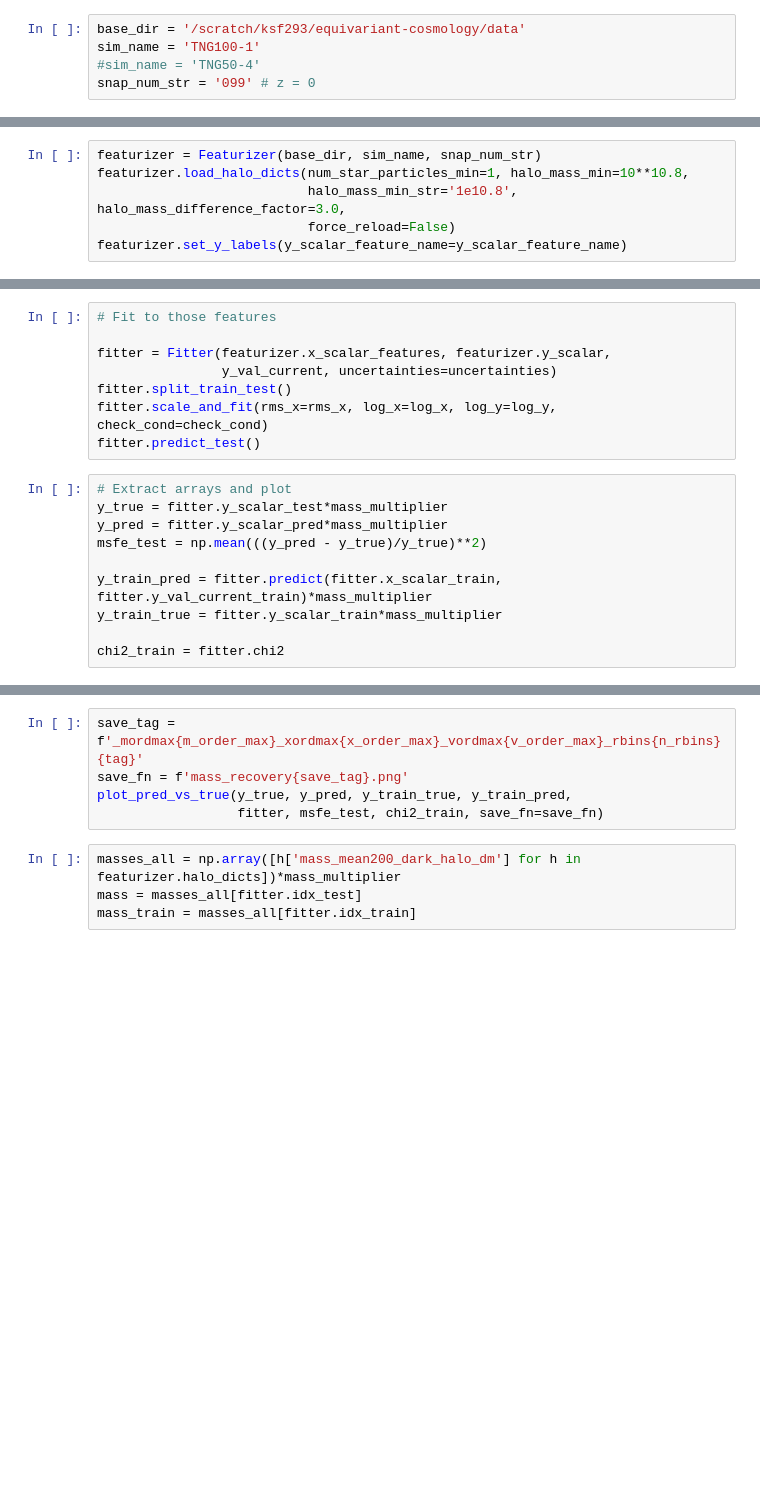
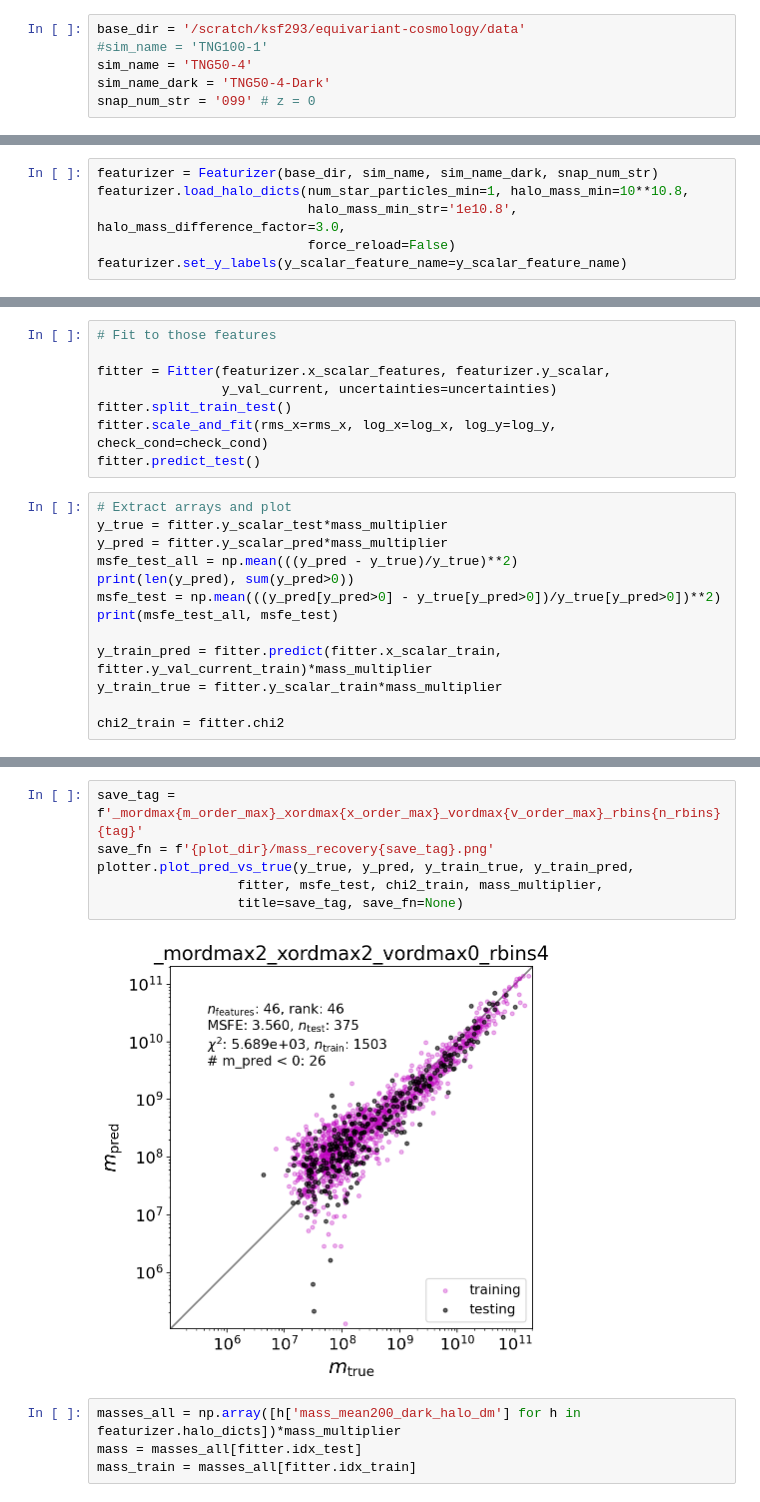
Before and after one commit to kstoreyf/equivariant-cosmology, a Jupyter notebook: notebooks/2022-02-16_feature_check.ipynb, the cells around one changed output, grey strips where cells are left out. Drawn from its saved outputs; the diff is of its cells as text; blank space fills up the shorter version.

```diff
--- a/notebooks/2022-02-16_feature_check.ipynb
+++ b/notebooks/2022-02-16_feature_check.ipynb
@@ -64,13 +64,14 @@ if include_eigenvalues:
 l_arr, p_arr = scalars.get_needed_vec_orders_scalars(x_order_max, v_order_max)
 # %%
 base_dir = '/scratch/ksf293/equivariant-cosmology/data'
-sim_name = 'TNG100-1'
-#sim_name = 'TNG50-4'
+#sim_name = 'TNG100-1'
+sim_name = 'TNG50-4'
+sim_name_dark = 'TNG50-4-Dark'
 snap_num_str = '099' # z = 0
 # %%
 mass_multiplier = 1e10
 # %%
-featurizer = Featurizer(base_dir, sim_name, snap_num_str)
+featurizer = Featurizer(base_dir, sim_name, sim_name_dark, snap_num_str)
 featurizer.load_halo_dicts(num_star_particles_min=1, halo_mass_min=10**10.8,
                            halo_mass_min_str='1e10.8', halo_mass_difference_factor=3.0,
                            force_reload=False)
@@ -244,7 +246,10 @@ fitter.predict_test()
 # Extract arrays and plot
 y_true = fitter.y_scalar_test*mass_multiplier
 y_pred = fitter.y_scalar_pred*mass_multiplier
-msfe_test = np.mean(((y_pred - y_true)/y_true)**2)
+msfe_test_all = np.mean(((y_pred - y_true)/y_true)**2)
+print(len(y_pred), sum(y_pred>0))
+msfe_test = np.mean(((y_pred[y_pred>0] - y_true[y_pred>0])/y_true[y_pred>0])**2)
+print(msfe_test_all, msfe_test)
 
 y_train_pred = fitter.predict(fitter.x_scalar_train, fitter.y_val_current_train)*mass_multiplier
 y_train_true = fitter.y_scalar_train*mass_multiplier
@@ -253,8 +261,11 @@ chi2_train = fitter.chi2
 # %%
 save_tag = f'_mordmax{m_order_max}_xordmax{x_order_max}_vordmax{v_order_max}_rbins{n_rbins}{tag}'
-save_fn = f'mass_recovery{save_tag}.png'
-plot_pred_vs_true(y_true, y_pred, y_train_true, y_train_pred,
-                  fitter, msfe_test, chi2_train, save_fn=save_fn)
+save_fn = f'{plot_dir}/mass_recovery{save_tag}.png'
+plotter.plot_pred_vs_true(y_true, y_pred, y_train_true, y_train_pred,
+                  fitter, msfe_test, chi2_train, mass_multiplier,
+                  title=save_tag, save_fn=None)
+# %% [output]
+[figure, added]
 # %%
 masses_all = np.array([h['mass_mean200_dark_halo_dm'] for h in featurizer.halo_dicts])*mass_multiplier
 mass = masses_all[fitter.idx_test]
```
Also changed, not shown: parts of 7 cells of this notebook, 4 other files.
